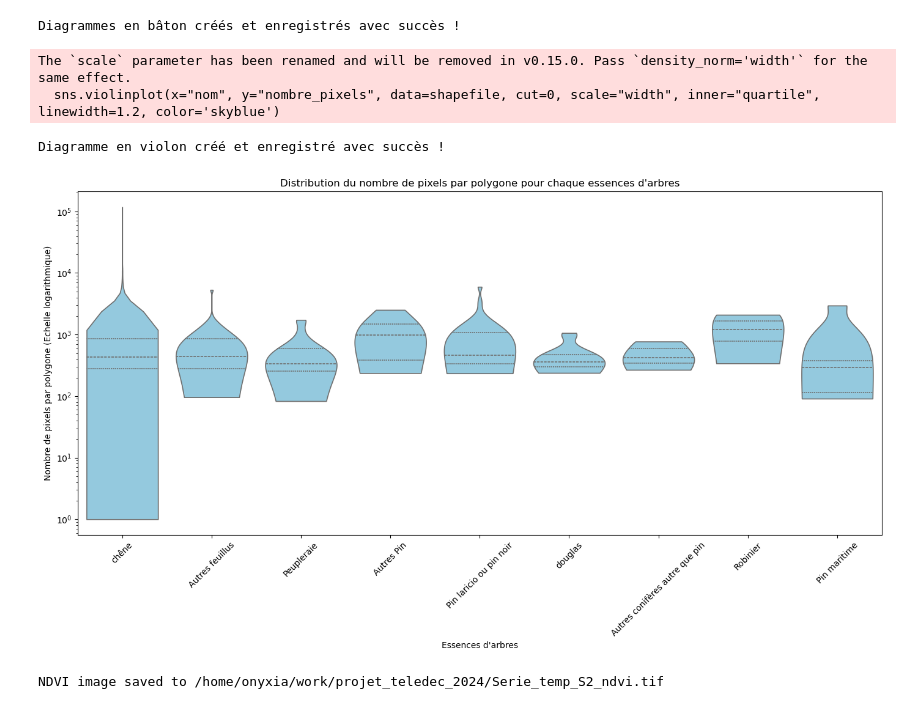
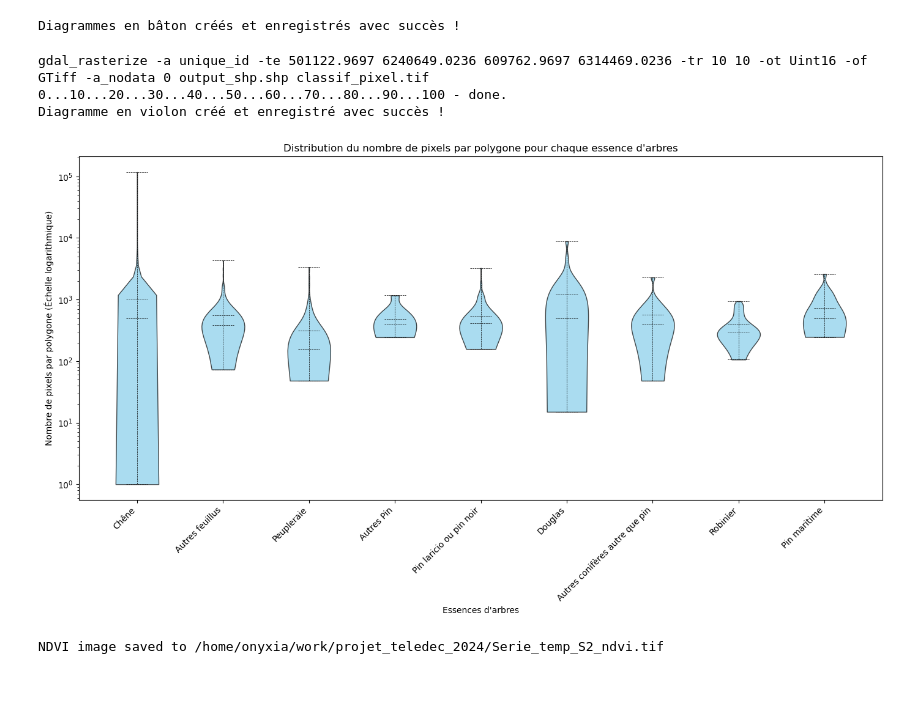
Before and after one commit to Sulakov38/projet_teledec_2024, a Jupyter notebook: fonctions_pretraitements.ipynb, the cells around one changed output. Saved outputs shown, nothing was run; the diff lists cells and outputs as text; code cells hidden in the pictures.

```diff
--- a/fonctions_pretraitements.ipynb
+++ b/fonctions_pretraitements.ipynb
@@ -95,19 +95,19 @@ shapefile_path_emprise = 'data/project/emprise_etude.shp'
 output_path = 'Sample_BD_foret_T31TCJ.shp'
 code_vege(shapefile_path_vege,shapefile_path_emprise,output_path)
 # %%
-def rasterize(in_vector,out_image,field_name,sptial_resolution,emprise):
+def rasterize(in_vector,out_image,field_name,sptial_resolution,emprise,type_data):
   minx, miny, maxx, maxy = get_img_extend(emprise)
 # define command pattern to fill with paremeters
   cmd_pattern = ("gdal_rasterize -a {field_name} "
                 "-te {minx} {miny} {maxx} {maxy} "
                 "-tr {sptial_resolution} {sptial_resolution} "
-                "-ot Byte -of GTiff "
+                "-ot {type_data} -of GTiff "
                 "-a_nodata 0 "
                 "{in_vector} {out_image}")
 
   # fill the string with the parameter thanks to format function
   cmd = cmd_pattern.format(minx=minx,miny=miny,maxx=maxx,maxy=maxy,in_vector=in_vector, out_image=out_image,
-                          field_name=field_name,sptial_resolution=sptial_resolution)
+                          field_name=field_name,sptial_resolution=sptial_resolution,type_data=type_data)
 
   # execute the command in the terminal
   print(cmd)
@@ -490,16 +478,17 @@ def pixels_per_polygons_per_class(raster_path, shapefile_path, output_path) :
     plt.tight_layout()
     plt.savefig(output_path)
 # %%
-raster_path = "/home/onyxia/work/projet_teledec_2024/raster.tif"
-shapefile_path = "/home/onyxia/work/projet_teledec_2024/Sample_BD_foret_T31TCJ.shp"
-output_path = "/home/onyxia/work/projet_teledec_2024/violin_plot_nb_pix_par_poly_par_classe.png"
-pixels_per_polygons_per_class(raster_path, shapefile_path, output_path)
+shapefile_path = "results/data/sample/Sample_BD_foret_T31TCJ.shp"
+output_path = "violin_plot_nb_pix_par_poly_par_classe.png"
+emprise = 'results/data/img_pretraitees/emprise.tif'
+
+pixels_per_polygons_per_class(shapefile_path, output_path, emprise)
 print("Diagramme en violon créé et enregistré avec succès !")
 # %% [output]
-The `scale` parameter has been renamed and will be removed in v0.15.0. Pass `density_norm='width'` for the same effect.
-  sns.violinplot(x="nom", y="nombre_pixels", data=shapefile, cut=0, scale="width", inner="quartile", linewidth=1.2, color='skyblue')
+gdal_rasterize -a unique_id -te 501122.9697 6240649.0236 609762.9697 6314469.0236 -tr 10 10 -ot Uint16 -of GTiff -a_nodata 0 output_shp.shp classif_pixel.tif
+0...10...20...30...40...50...60...70...80...90...100 - done.
+Diagramme en violon créé et enregistré avec succès !
-Diagramme en violon créé et enregistré avec succès !
-[figure, old version]
+[figure, new version]
 # %%
 import os
 import numpy as np
```
Also changed, not shown: parts of 3 cells of this notebook, 6 other files.
